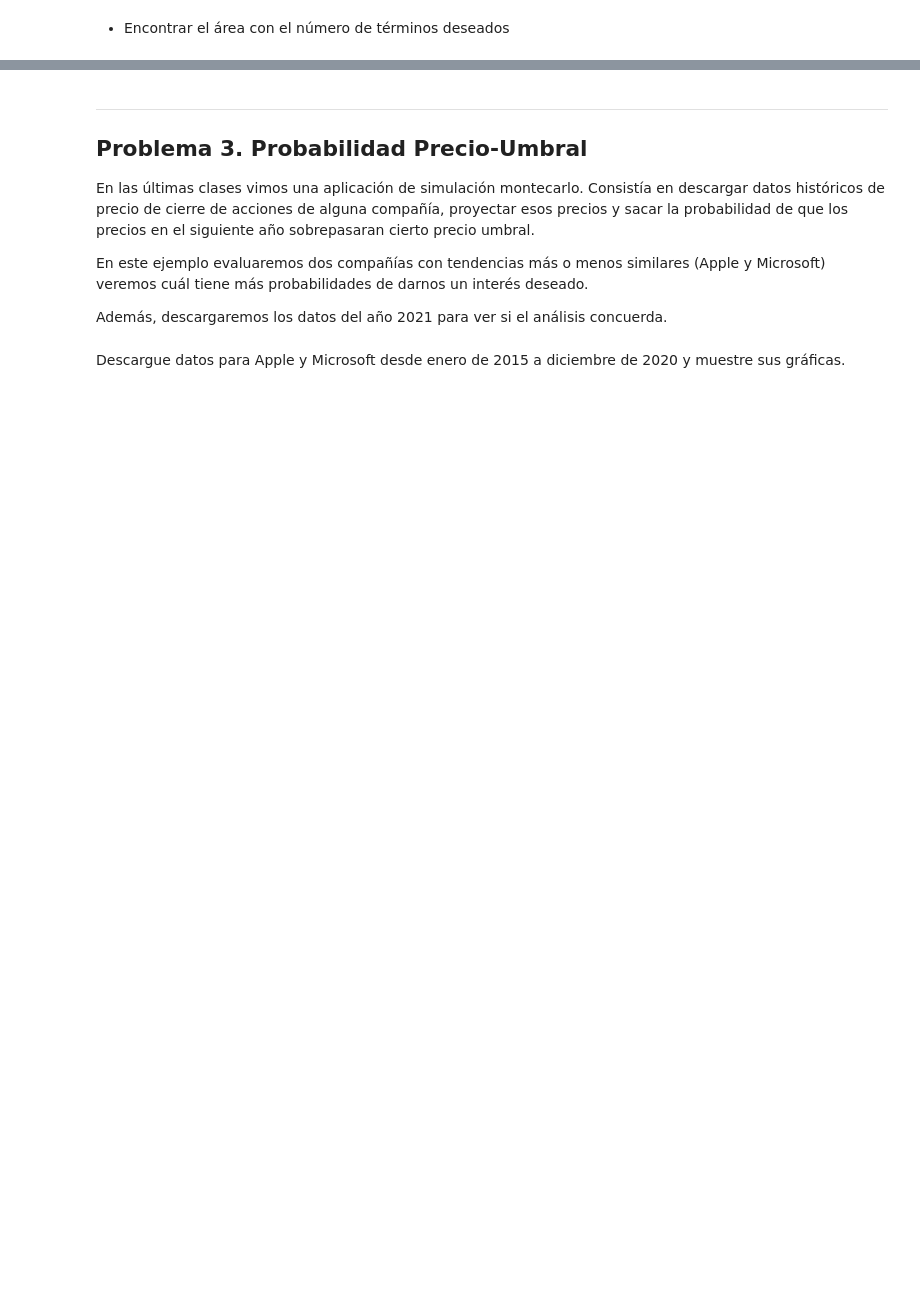
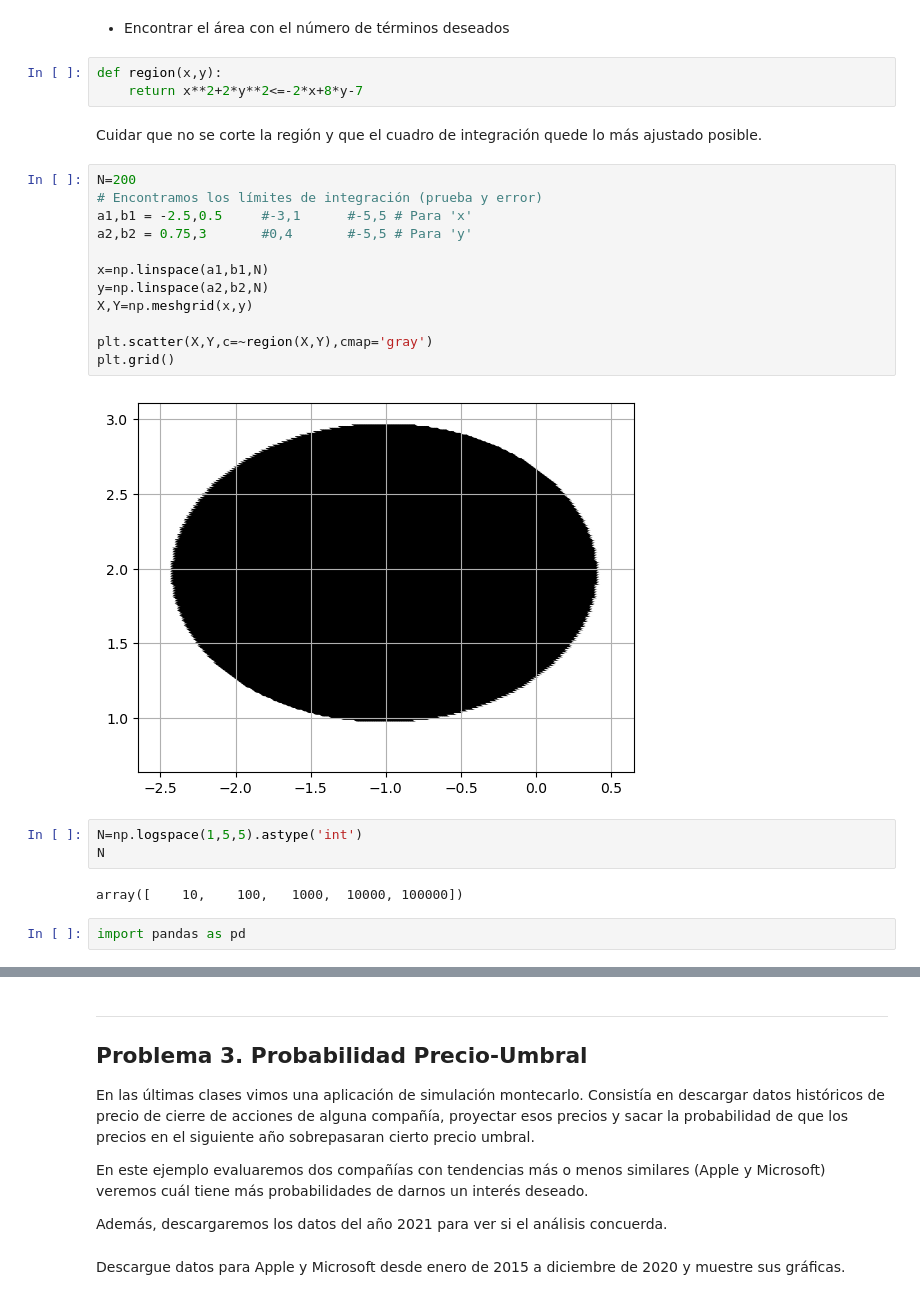
Before and after one commit to StefanyPano/SimMat_O2022, a Jupyter notebook: Montecarlo/Repaso.ipynb, the cells around one changed output, grey strips where cells are left out. Saved outputs shown, nothing was run; the diff lists cells and outputs as text; blank space fills up the shorter version.

```diff
--- a/Montecarlo/Repaso.ipynb
+++ b/Montecarlo/Repaso.ipynb
@@ -59,2 +112,28 @@ Definir unos límites adecuados $a_1$, $b_1$, $a_2$ y $b_2$, para la región $R=
 # %% [markdown]
 * Encontrar el área con el número de términos deseados
+# %%
+def region(x,y):
+    return x**2+2*y**2<=-2*x+8*y-7
+# %% [markdown]
+Cuidar que no se corte la región y que el cuadro de integración quede lo más ajustado posible.
+# %%
+N=200
+# Encontramos los límites de integración (prueba y error)
+a1,b1 = -2.5,0.5     #-3,1      #-5,5 # Para 'x'
+a2,b2 = 0.75,3       #0,4       #-5,5 # Para 'y'
+
+x=np.linspace(a1,b1,N)
+y=np.linspace(a2,b2,N)
+X,Y=np.meshgrid(x,y)
+
+plt.scatter(X,Y,c=~region(X,Y),cmap='gray')
+plt.grid()
+# %% [output]
+[figure, added]
+# %%
+N=np.logspace(1,5,5).astype('int')
+N
+# %% [output]
+array([    10,    100,   1000,  10000, 100000])
+# %%
+import pandas as pd
```
Also changed, not shown: parts of 26 cells of this notebook, 2 other files.
